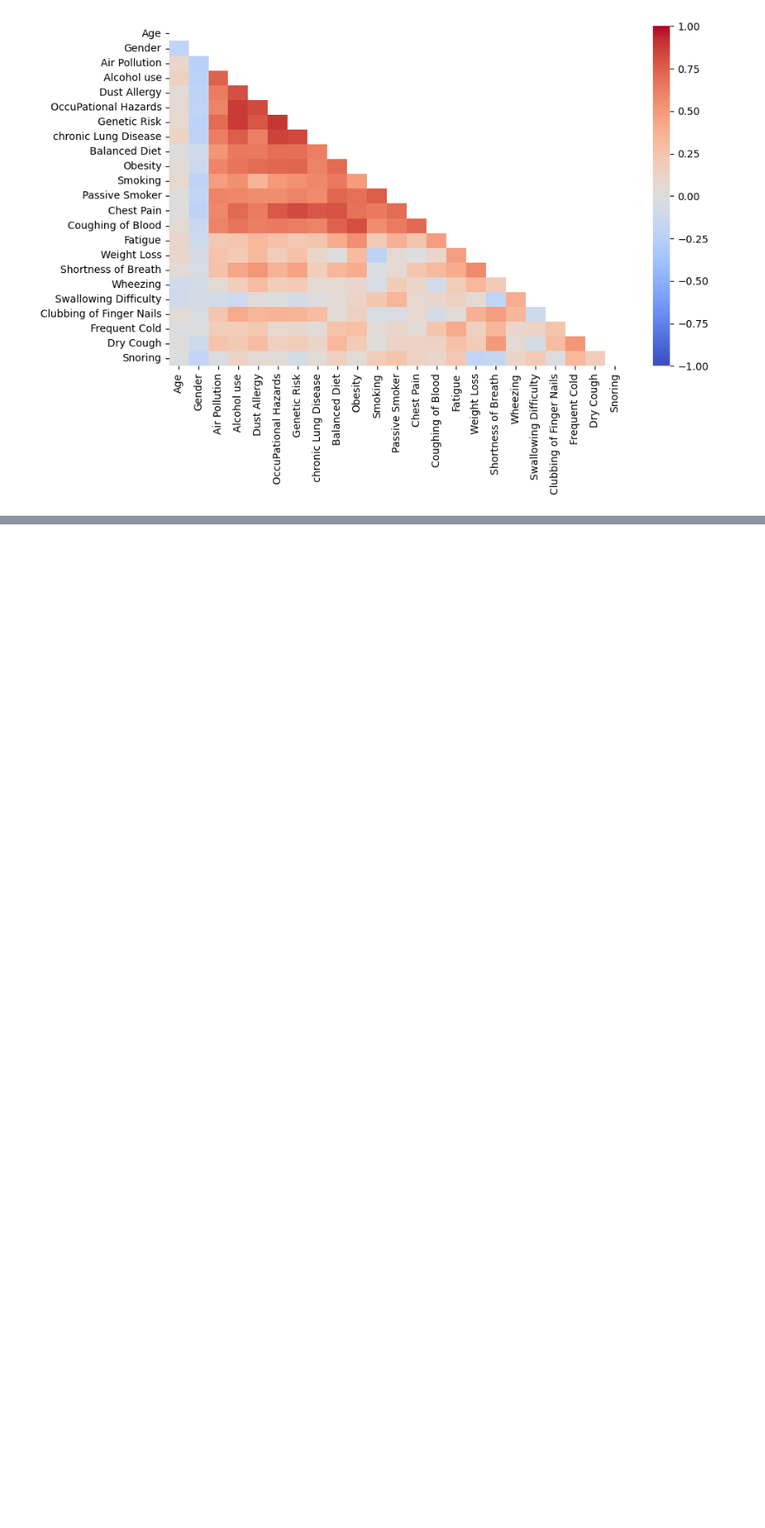
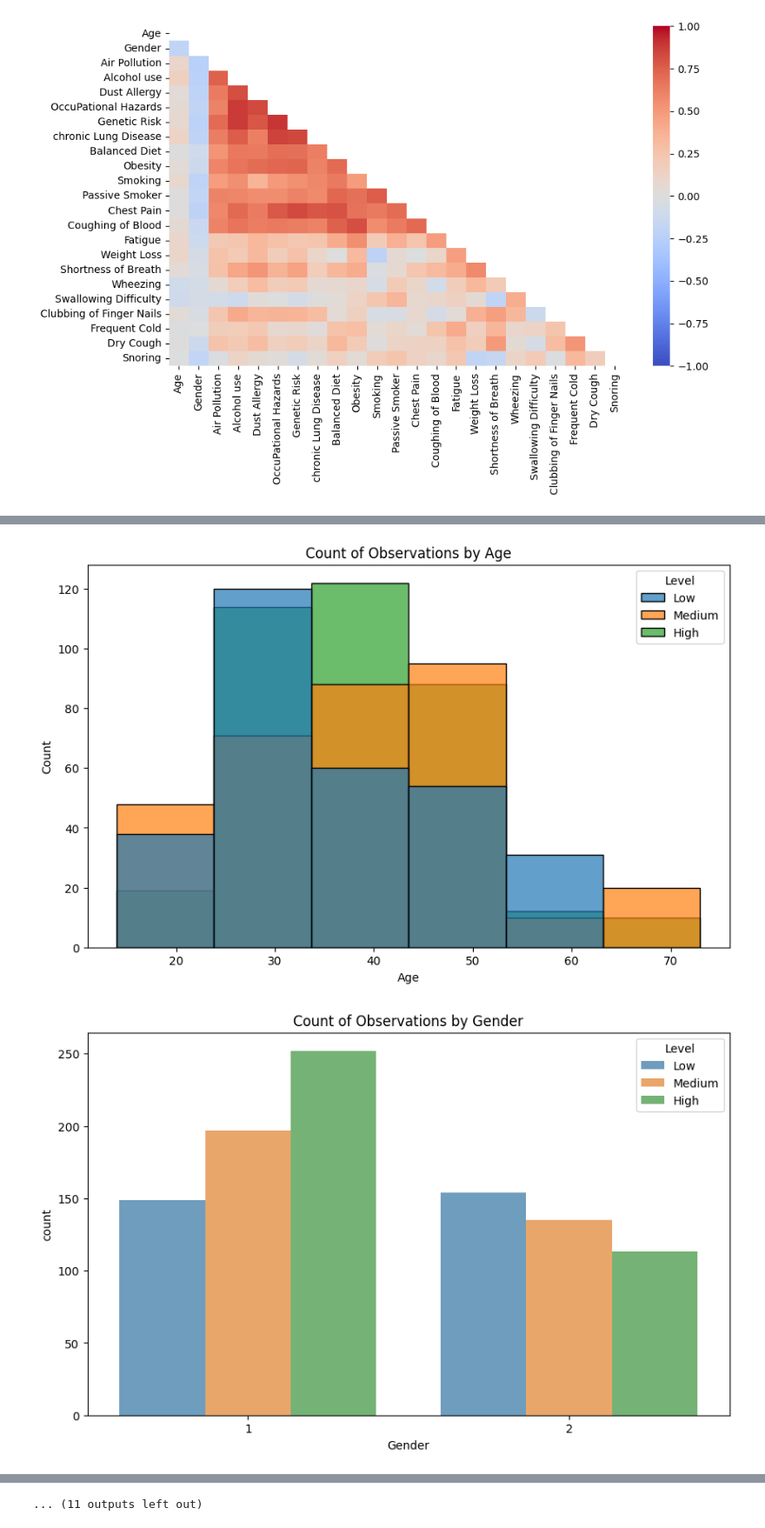
Before and after one commit to eugenegancw/Lung_Cancer_Prediction, a Jupyter notebook: exploratory_analysis.ipynb, the cells around one changed output, grey strips where cells are left out. Shown at 87% size. Saved outputs shown, nothing was run; the diff lists cells and outputs as text; code cells hidden in the pictures; blank space fills up the shorter version.

```diff
--- a/exploratory_analysis.ipynb
+++ b/exploratory_analysis.ipynb
@@ -131,0 +192,18 @@ sns.heatmap(features.corr(),vmin=-1, vmax=1,cmap=cmap,mask=mask)
+# %%
+#Plotting cat plot
+features_lst=features.columns
+
+for feature in features_lst:
+    if feature !="Age":
+        plt.figure(figsize=(10, 6))
+        sns.countplot(x=feature, hue="Level", data=df, dodge=True, alpha=0.7)
+        plt.title(f"Count of Observations by {feature}")
+        plt.show()
+    else:
+        plt.figure(figsize=(10, 6))
+        sns.histplot(x=feature, hue="Level", data=df, alpha=0.7, bins=6)
+        plt.title(f"Count of Observations by {feature}")
+        plt.show()
+# %% [output]
+[figure, added]
+[figure, added]
@@ -131,0 +220 @@ sns.heatmap(features.corr(),vmin=-1, vmax=1,cmap=cmap,mask=mask)
+... (11 outputs left out)
```
Also changed, not shown: parts of 12 cells of this notebook.
